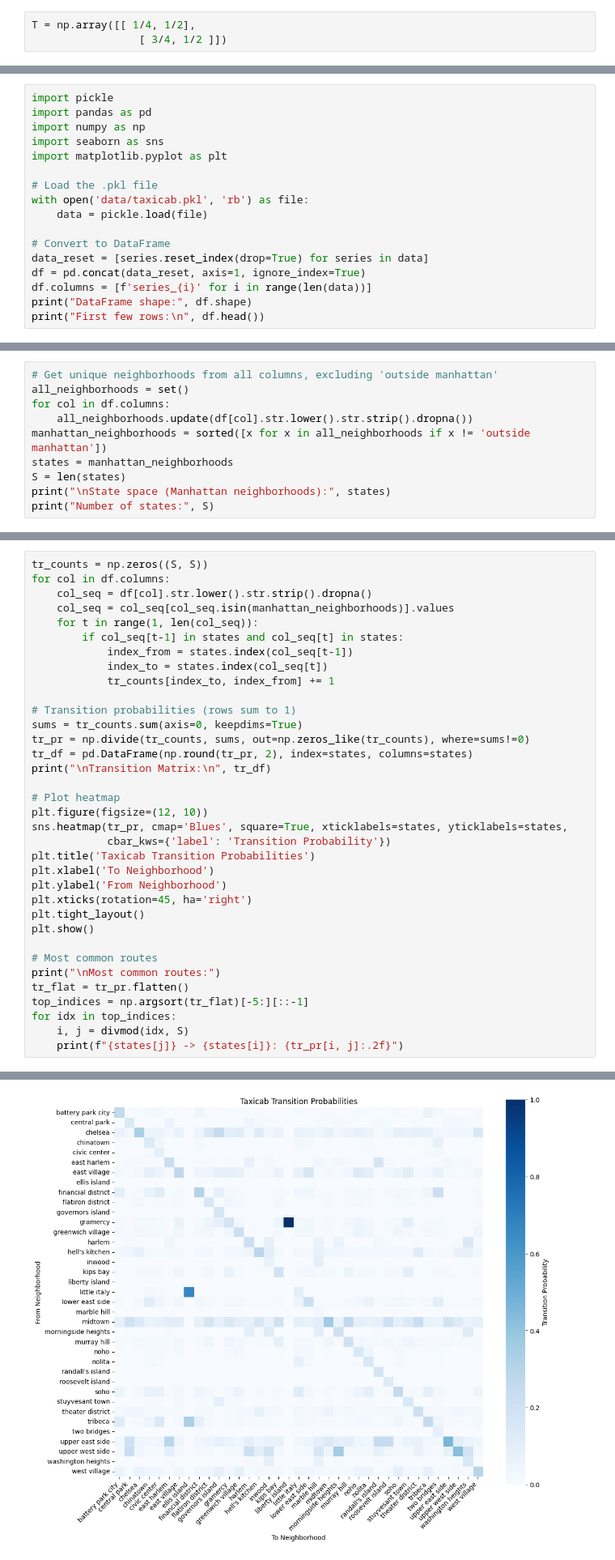
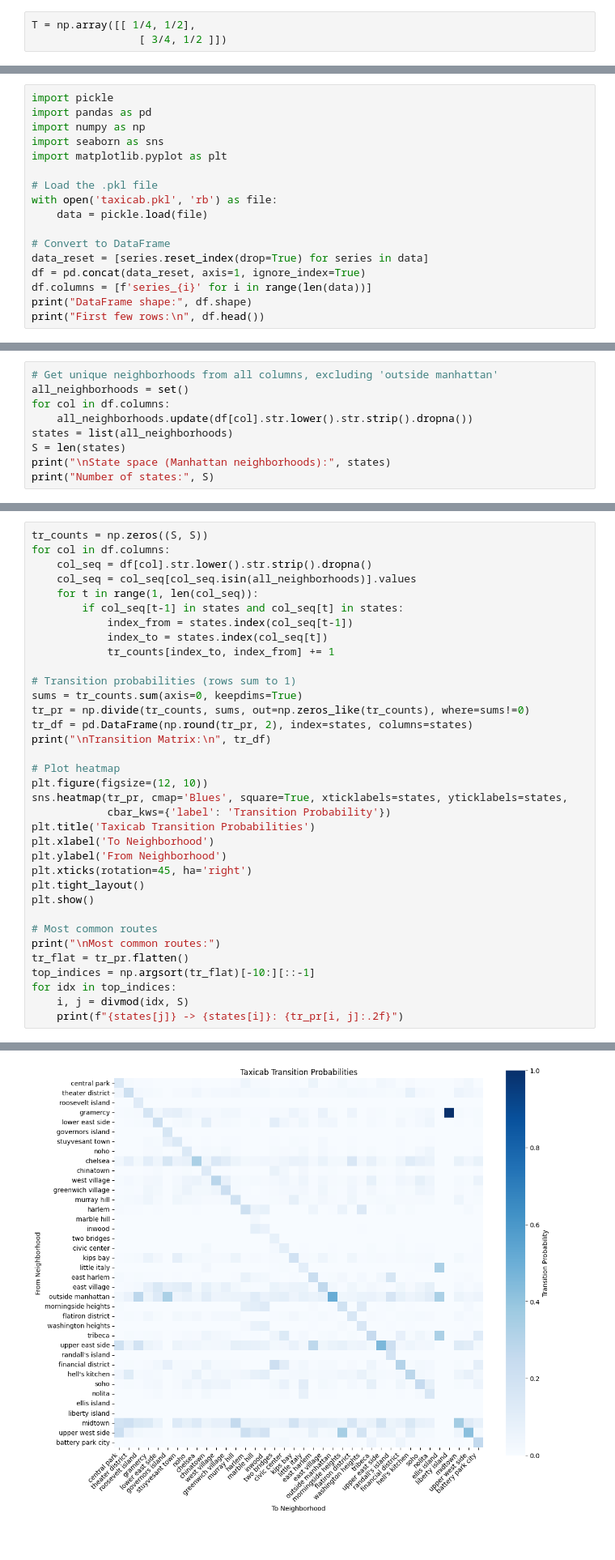
Before and after one commit to ds4e/understanding_uncertainty_assignments, a Jupyter notebook: assignment_5_question_4.ipynb, the cells around one changed output, grey strips where cells are left out. Shown at 81% size. Saved outputs shown, nothing was run; the diff lists cells and outputs as text.

Commit message:
updated to include "outside manhattan"

```diff
--- a/assignment_5_question_4.ipynb
+++ b/assignment_5_question_4.ipynb
@@ -122,7 +122,7 @@ import seaborn as sns
 import matplotlib.pyplot as plt
 
 # Load the .pkl file
-with open('data/taxicab.pkl', 'rb') as file:
+with open('taxicab.pkl', 'rb') as file:
     data = pickle.load(file)
 
 # Convert to DataFrame
@@ -162,8 +158,7 @@ Purpose: Provides the foundation for the Markov chain by defining valid states a
 all_neighborhoods = set()
 for col in df.columns:
     all_neighborhoods.update(df[col].str.lower().str.strip().dropna())
-manhattan_neighborhoods = sorted([x for x in all_neighborhoods if x != 'outside manhattan'])
-states = manhattan_neighborhoods
+states = list(all_neighborhoods)
 S = len(states)
 print("\nState space (Manhattan neighborhoods):", states)
 print("Number of states:", S)
@@ -182,7 +173,7 @@ Purpose: Quantifies how often cabs move between neighborhoods (frequencies) and
 tr_counts = np.zeros((S, S))
 for col in df.columns:
     col_seq = df[col].str.lower().str.strip().dropna()
-    col_seq = col_seq[col_seq.isin(manhattan_neighborhoods)].values
+    col_seq = col_seq[col_seq.isin(all_neighborhoods)].values
     for t in range(1, len(col_seq)):
         if col_seq[t-1] in states and col_seq[t] in states:
             index_from = states.index(col_seq[t-1])
@@ -209,7 +200,7 @@ plt.show()
 # Most common routes
 print("\nMost common routes:")
 tr_flat = tr_pr.flatten()
-top_indices = np.argsort(tr_flat)[-5:][::-1]
+top_indices = np.argsort(tr_flat)[-10:][::-1]
 for idx in top_indices:
     i, j = divmod(idx, S)
     print(f"{states[j]} -> {states[i]}: {tr_pr[i, j]:.2f}")
@@ -234,3 +225,3 @@ west village                    0.01                0.01          0.29
-[figure, old version]
+[figure, new version]
 Most common routes:
 liberty island -> gramercy: 1.00
```
Also changed, not shown: parts of 9 cells of this notebook.
